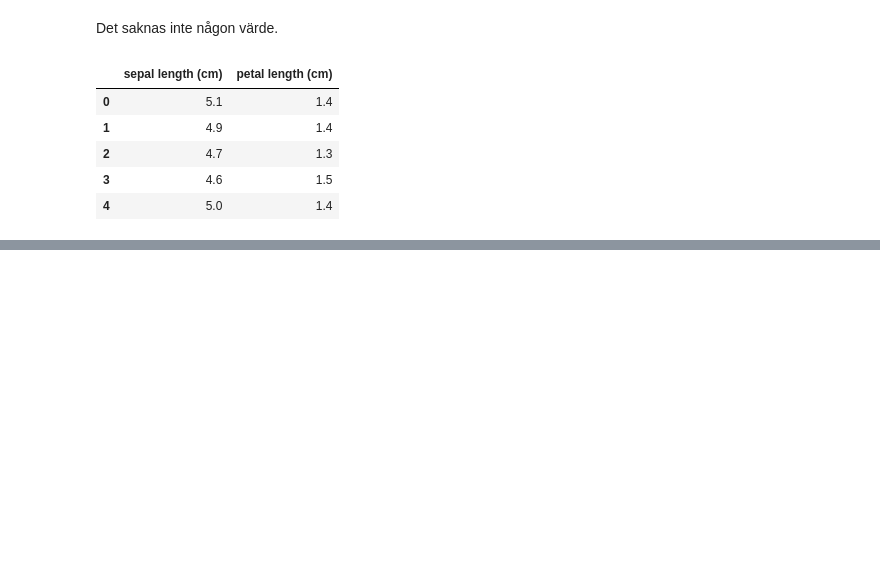
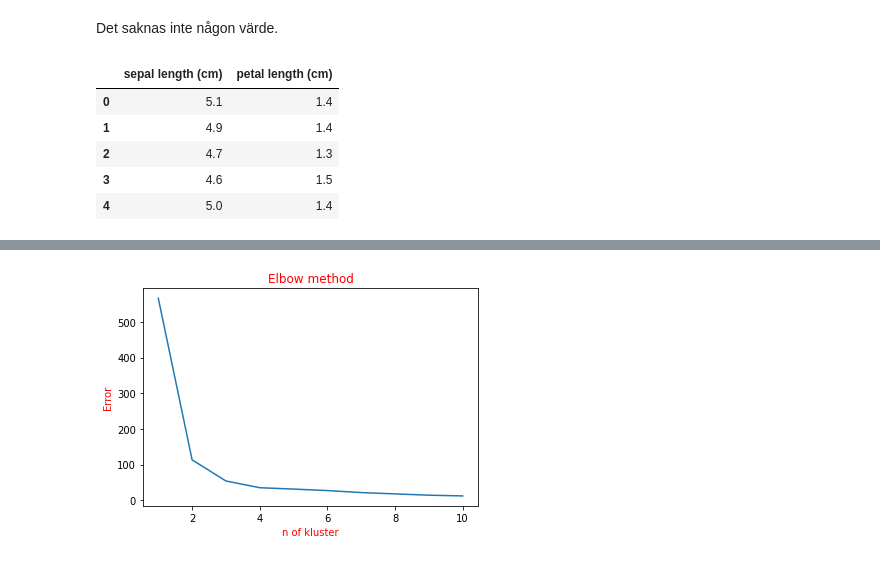
Before and after one commit to Ahmad223455322/Deep-la-rning-Linja-r_reg, a Jupyter notebook: Ahmad_Zarzar_kmeans2.ipynb, the cells around one changed output, grey strips where cells are left out. Cells and saved outputs as stored; diff of their text form; code cells hidden in the pictures; blank space fills up the shorter version.

Commit message:
elbow

```diff
--- a/Ahmad_Zarzar_kmeans2.ipynb
+++ b/Ahmad_Zarzar_kmeans2.ipynb
@@ -141,14 +140,0 @@ X_train = StandardScaler().fit_transform(X_train)
-# %%
-# Fit centroids to dataset
-
-n_culster=[1,2,3,4,5,10]
-
-for h in n_culster:
-    print(f'Antal kluster nu är ***{h}***')
-    kmeans = KMeans(n_clusters=h)
-    kmeans.fit(X_train)
-    class_centers, classification = kmeans.evaluate(X_train)
-    sns.scatterplot(x=[X[0] for X in X_train],
-                    y=[X[1] for X in X_train],style=classification,)
-    plt.plot([x for x, _ in kmeans.centroids],[y for _, y in kmeans.centroids],'k+',markersize=10 )
-    plt.show()
@@ -167,0 +141,14 @@ Antal kluster nu är ***10***
+# %%
+Erorr=[]
+x = small_iris_data[['sepal length (cm)','petal length (cm)']]
+for i in range(1,11):
+    kmeans= KMeans(n_clusters=i)
+    kmeans.fit(x.values)
+    Erorr.append(kmeans.inertia_)
+plt.plot(range(1,11),Erorr)
+plt.title('Elbow method',color='red')
+plt.xlabel('n of kluster',color='red')
+plt.ylabel('Error',color='red')
+plt.show()
+# %% [output]
+[figure, added]
```
Also changed, not shown: parts of 12 cells of this notebook, 2 other files.
